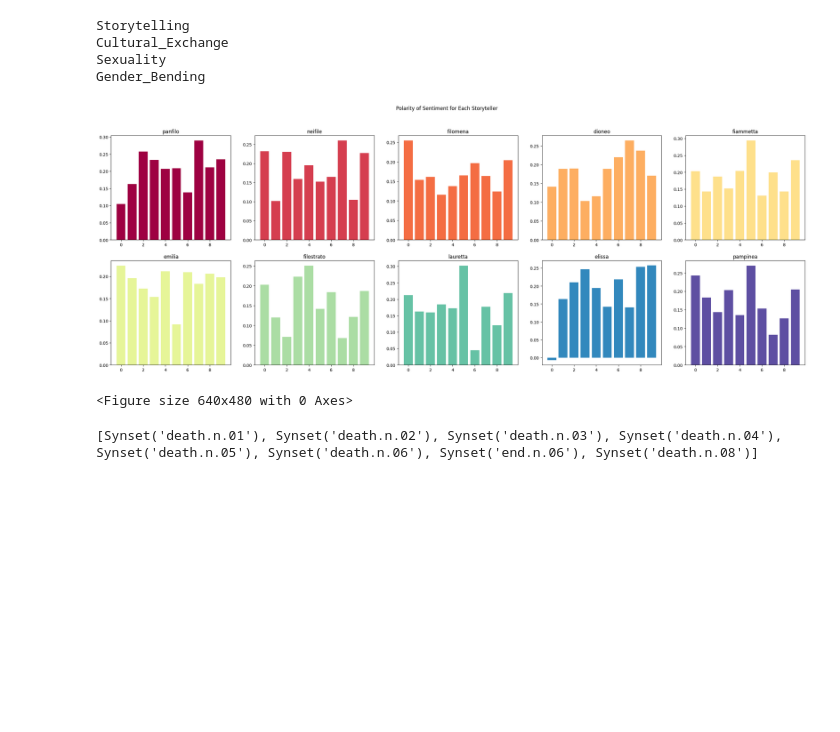
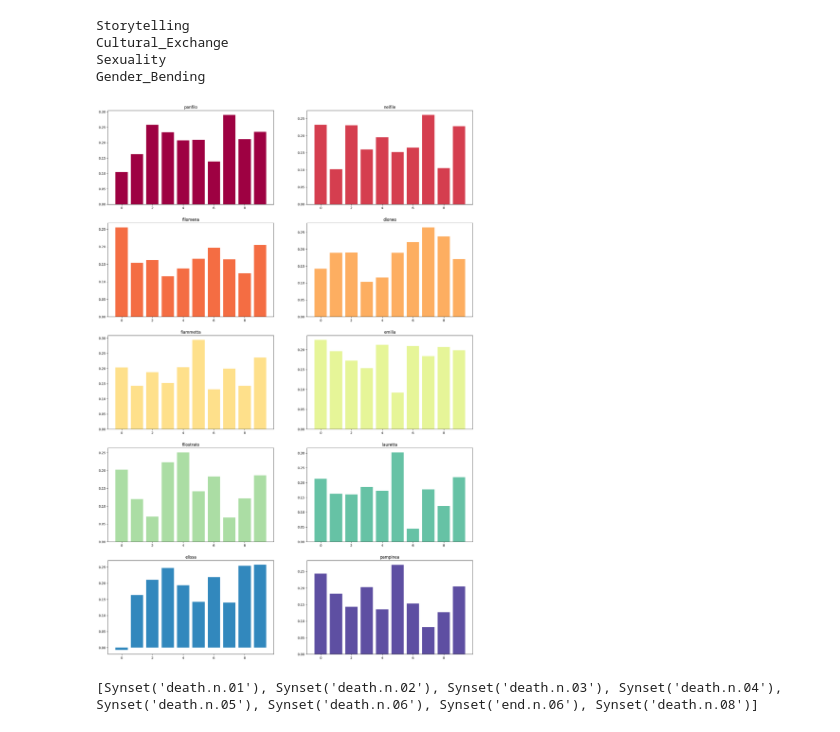
Before and after one commit to notrobespierre/decameron, a Jupyter notebook: decameron.ipynb, the cells around one changed output. Drawn from its saved outputs; the diff is of its cells as text; code cells hidden in the pictures; blank space fills up the shorter version.

```diff
--- a/decameron.ipynb
+++ b/decameron.ipynb
@@ -153,10 +177,8 @@ for index, row in df.iterrows():
     day = row["Day"]
     story = row["Story"]
     URL = return_URL(day, story)
-    main_graph.add_node(row["Story_Hash"], label = f"Day {day}, Story {story}", color = storytellers[row["Storyteller"]], title=f'<a href=\'{URL}\'>Read Story</a>')
+    main_graph.add_node(row["Story_Hash"], label = f"Day {day}, Story {story}", color = storytellers[row["Storyteller"]], title=f'<a href=\'{URL}\'>Read Story</a>', size = 20)
 
-    # TODO main_graph[row[""]=
-    #
 
 
 # creating theme lists
@@ -166,7 +188,7 @@ for theme in THEMES:
 
 
 ## OK LETS SEE THIS
-main_graph.barnes_hut(spring_length = 150)
-#main_graph.show_buttons()
-main_graph.show("graph.html")
+main_graph.barnes_hut(spring_length = 1)
+main_graph.show_buttons()
+main_graph.show("hello.html", width = "75%")
 # %% [output]
@@ -299,33 +329,31 @@ Cultural_Exchange
 Sexuality
 Gender_Bending
 # %%
-figure, axis = plt.subplots(2, 5, figsize=[30, 10])
+figure, axis = plt.subplots(5, 2, figsize =(20, 30))
 i = 0
 
 x, y = 0, 0
 
 for storyteller in storyteller_list_all:
     curr_sent = []
 
     for story in storyteller:
         curr_sent.append(full_sents[story[0]][story[1]])
 
     axis[x][y].bar(range(0,10), curr_sent, color = storytellers[storyteller_names[i]])
     axis[x][y].set_title(storyteller_names[i])
 
-    if(y == 4):
+    if(y == 1):
         y = 0
         x += 1
     else:
         y += 1
     i += 1
-
-plt.suptitle("Polarity of Sentiment for Each Storyteller")
-plt.savefig("storytellersent.png")
+plt.tight_layout
+plt.savefig("storytellersent.png", bbox_inches='tight')
 plt.show()
 # %% [output]
-[figure, old version]
+[figure, new version]
-<Figure size 640x480 with 0 Axes>
 # %%
 # %% [output]
 [Synset('death.n.01'), Synset('death.n.02'), Synset('death.n.03'), Synset('death.n.04'), Synset('death.n.05'), Synset('death.n.06'), Synset('end.n.06'), Synset('death.n.08')]
```
Also changed, not shown: parts of 8 cells of this notebook, 4 other files.
